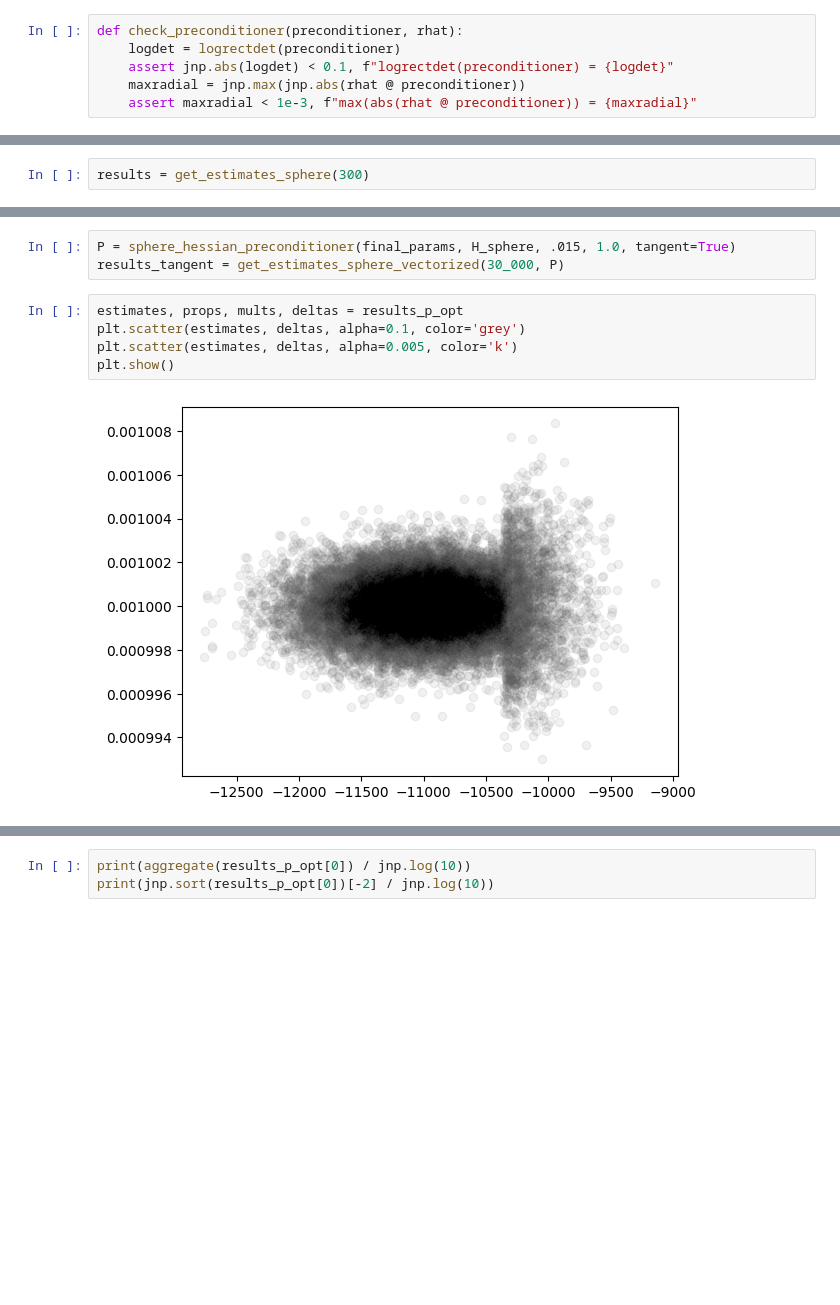
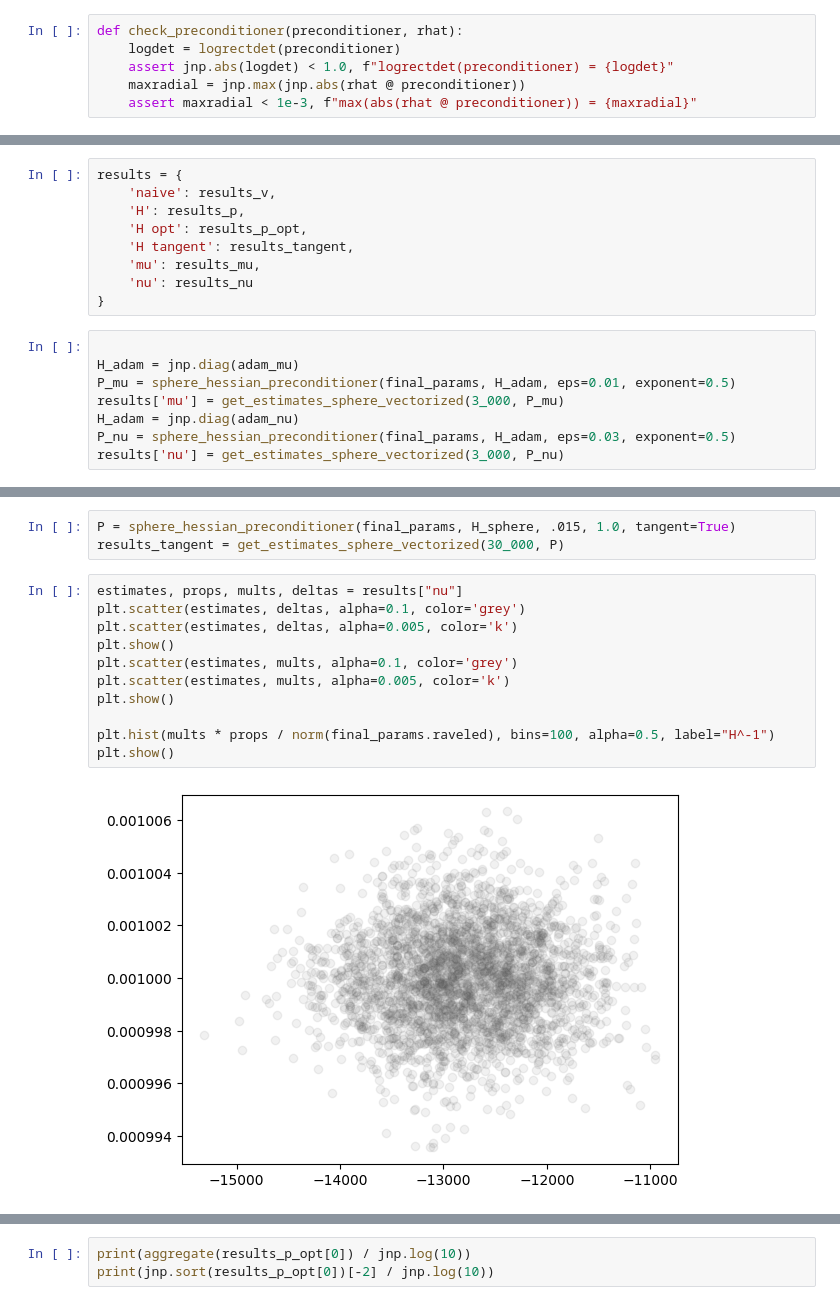
Before and after one commit to EleutherAI/basin-volume, a Jupyter notebook: basin_precondition.ipynb, the cells around one changed output, grey strips where cells are left out. Saved outputs shown, nothing was run; the diff lists cells and outputs as text; blank space fills up the shorter version.

Commit message:
sphere Adam

```diff
--- a/basin_precondition.ipynb
+++ b/basin_precondition.ipynb
@@ -546,7 +551,7 @@ def logvol_estimate_sphere(params, fn, key, preconditioner):
 # %%
 def check_preconditioner(preconditioner, rhat):
     logdet = logrectdet(preconditioner)
-    assert jnp.abs(logdet) < 0.1, f"logrectdet(preconditioner) = {logdet}"
+    assert jnp.abs(logdet) < 1.0, f"logrectdet(preconditioner) = {logdet}"
     maxradial = jnp.max(jnp.abs(rhat @ preconditioner))
     assert maxradial < 1e-3, f"max(abs(rhat @ preconditioner)) = {maxradial}"
 # %%
@@ -830,7 +957,22 @@ for eps in epses:
 0.0180,     -4056.9199,     -4106.8237,     199.3713
 0.0190,     -4056.9150,     -4108.6626,     200.5351
 0.0200,     -4060.1858,     -4110.7134,     201.5491
+# %%
+results = {
+    'naive': results_v,
+    'H': results_p,
+    'H opt': results_p_opt,
+    'H tangent': results_tangent,
+    'mu': results_mu,
+    'nu': results_nu
+}
+# %%
+
+H_adam = jnp.diag(adam_mu)
+P_mu = sphere_hessian_preconditioner(final_params, H_adam, eps=0.01, exponent=0.5)
+results['mu'] = get_estimates_sphere_vectorized(3_000, P_mu)
+H_adam = jnp.diag(adam_nu)
+P_nu = sphere_hessian_preconditioner(final_params, H_adam, eps=0.03, exponent=0.5)
+results['nu'] = get_estimates_sphere_vectorized(3_000, P_nu)
 # %% [markdown]
 ### Plots etc
-# %%
-results = get_estimates_sphere(300)
@@ -877,9 +1045,15 @@ results_p_opt = get_estimates_sphere_vectorized(30_000, P)
 P = sphere_hessian_preconditioner(final_params, H_sphere, .015, 1.0, tangent=True)
 results_tangent = get_estimates_sphere_vectorized(30_000, P)
 # %%
-estimates, props, mults, deltas = results_p_opt
+estimates, props, mults, deltas = results["nu"]
 plt.scatter(estimates, deltas, alpha=0.1, color='grey')
 plt.scatter(estimates, deltas, alpha=0.005, color='k')
 plt.show()
+plt.scatter(estimates, mults, alpha=0.1, color='grey')
+plt.scatter(estimates, mults, alpha=0.005, color='k')
+plt.show()
+
+plt.hist(mults * props / norm(final_params.raveled), bins=100, alpha=0.5, label="H^-1")
+plt.show()
 # %% [output]
-[figure, old version]
+[figure, new version]
```
Also changed, not shown: parts of 26 cells of this notebook.
